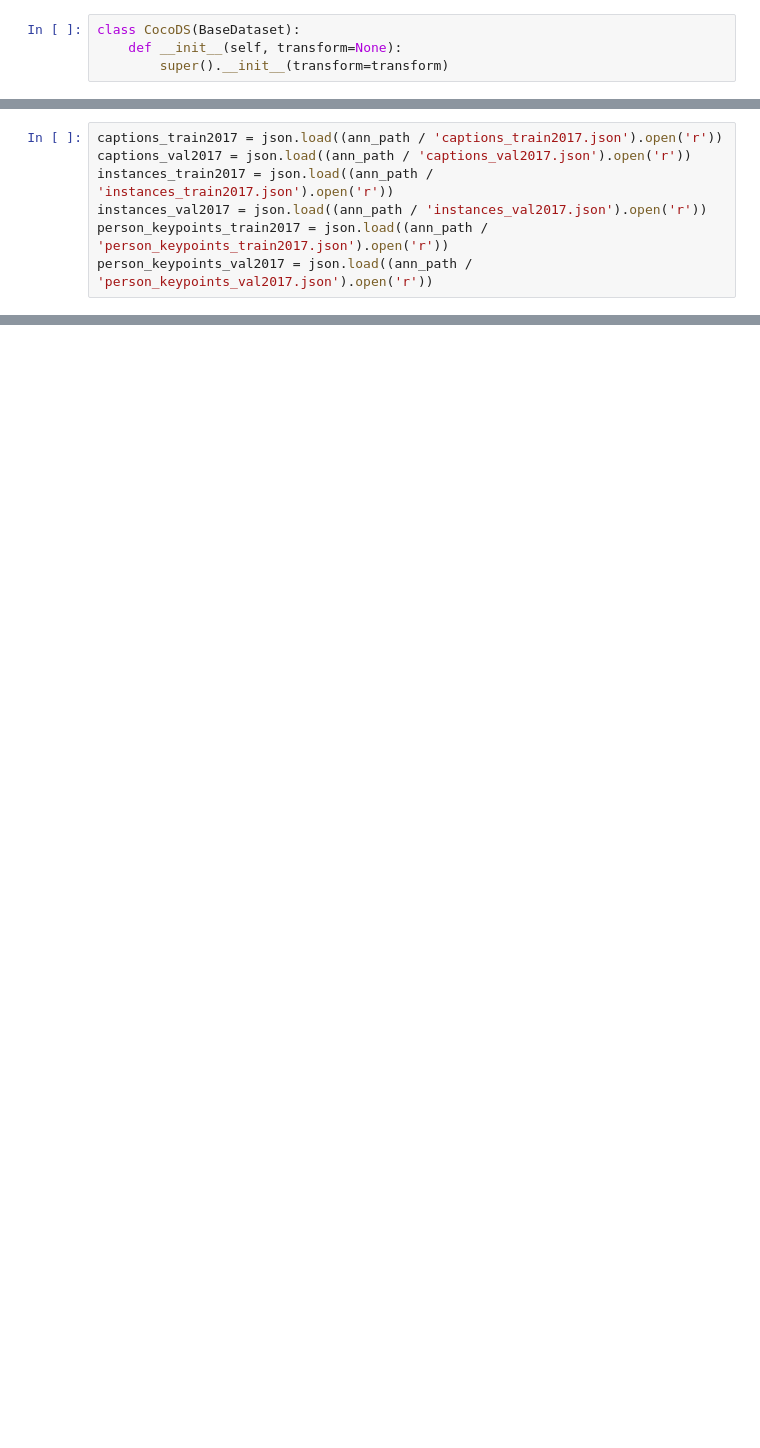
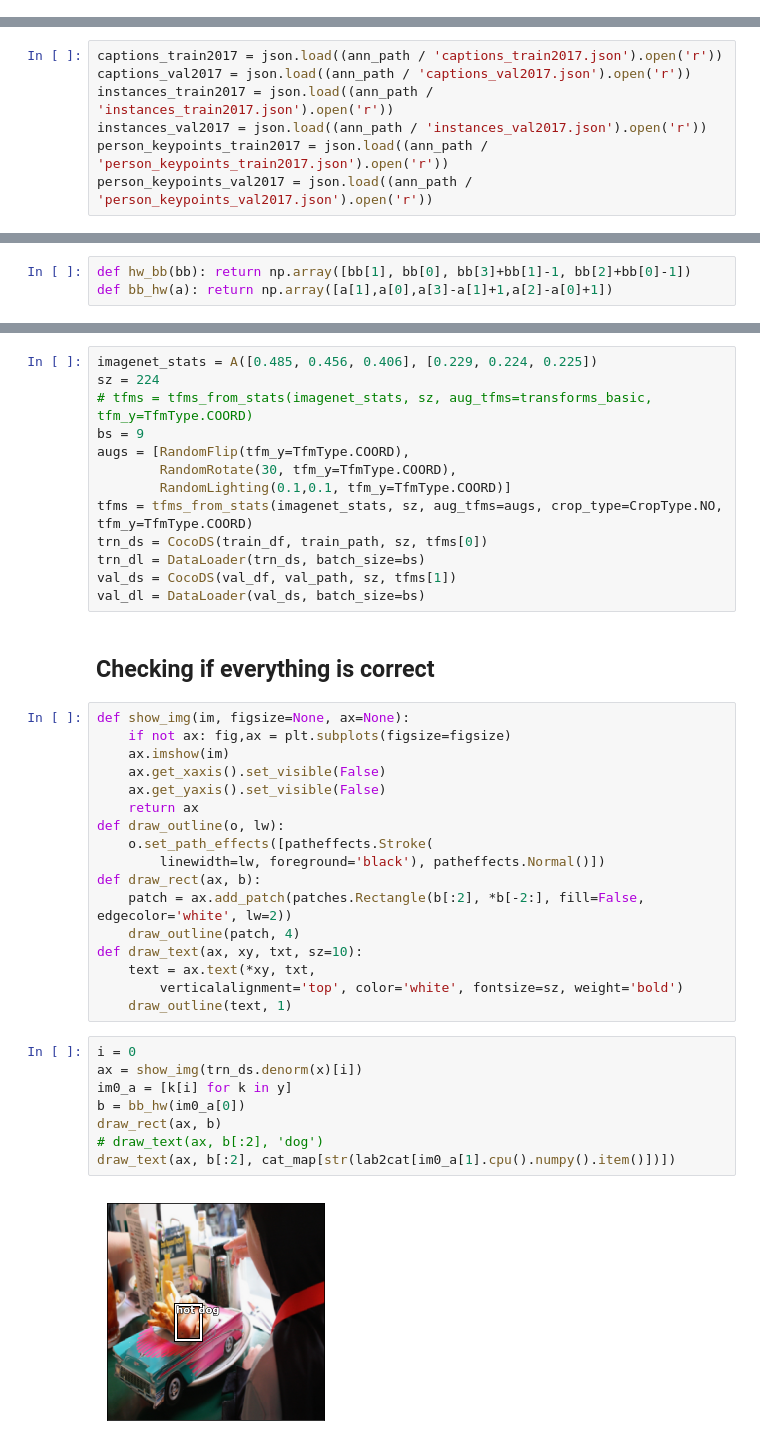
Before and after one commit to TheShadow29/FAI-notes, a Jupyter notebook: notebooks/RetinaCoCo.ipynb, the cells around one changed output, grey strips where cells are left out. Drawn from its saved outputs; the diff is of its cells as text; blank space fills up the shorter version.

Commit message:
dataset and dataloader done, time for real coding

```diff
--- a/notebooks/RetinaCoCo.ipynb
+++ b/notebooks/RetinaCoCo.ipynb
@@ -9,4 +7,0 @@ from fastai.conv_learner import *
-# %%
-class CocoDS(BaseDataset):
-    def __init__(self, transform=None):
-        super().__init__(transform=transform)
@@ -54,0 +94,3 @@ instances_train2017['annotations']
+# %%
+def hw_bb(bb): return np.array([bb[1], bb[0], bb[3]+bb[1]-1, bb[2]+bb[0]-1])
+def bb_hw(a): return np.array([a[1],a[0],a[3]-a[1]+1,a[2]-a[0]+1])
@@ -54,0 +144,42 @@ instances_train2017['annotations']
+# %%
+imagenet_stats = A([0.485, 0.456, 0.406], [0.229, 0.224, 0.225])
+sz = 224
+# tfms = tfms_from_stats(imagenet_stats, sz, aug_tfms=transforms_basic, tfm_y=TfmType.COORD)
+bs = 9
+augs = [RandomFlip(tfm_y=TfmType.COORD),
+        RandomRotate(30, tfm_y=TfmType.COORD),
+        RandomLighting(0.1,0.1, tfm_y=TfmType.COORD)]
+tfms = tfms_from_stats(imagenet_stats, sz, aug_tfms=augs, crop_type=CropType.NO, tfm_y=TfmType.COORD)
+trn_ds = CocoDS(train_df, train_path, sz, tfms[0])
+trn_dl = DataLoader(trn_ds, batch_size=bs)
+val_ds = CocoDS(val_df, val_path, sz, tfms[1])
+val_dl = DataLoader(val_ds, batch_size=bs)
+# %% [markdown]
+## Checking if everything is correct
+# %%
+def show_img(im, figsize=None, ax=None):
+    if not ax: fig,ax = plt.subplots(figsize=figsize)
+    ax.imshow(im)
+    ax.get_xaxis().set_visible(False)
+    ax.get_yaxis().set_visible(False)
+    return ax
+def draw_outline(o, lw):
+    o.set_path_effects([patheffects.Stroke(
+        linewidth=lw, foreground='black'), patheffects.Normal()])
+def draw_rect(ax, b):
+    patch = ax.add_patch(patches.Rectangle(b[:2], *b[-2:], fill=False, edgecolor='white', lw=2))
+    draw_outline(patch, 4)
+def draw_text(ax, xy, txt, sz=10):
+    text = ax.text(*xy, txt,
+        verticalalignment='top', color='white', fontsize=sz, weight='bold')
+    draw_outline(text, 1)
+# %%
+i = 0
+ax = show_img(trn_ds.denorm(x)[i])
+im0_a = [k[i] for k in y]
+b = bb_hw(im0_a[0])
+draw_rect(ax, b)
+# draw_text(ax, b[:2], 'dog')
+draw_text(ax, b[:2], cat_map[str(lab2cat[im0_a[1].cpu().numpy().item()])])
+# %% [output]
+[figure, added]
```
Also changed, not shown: parts of 23 cells of this notebook.
